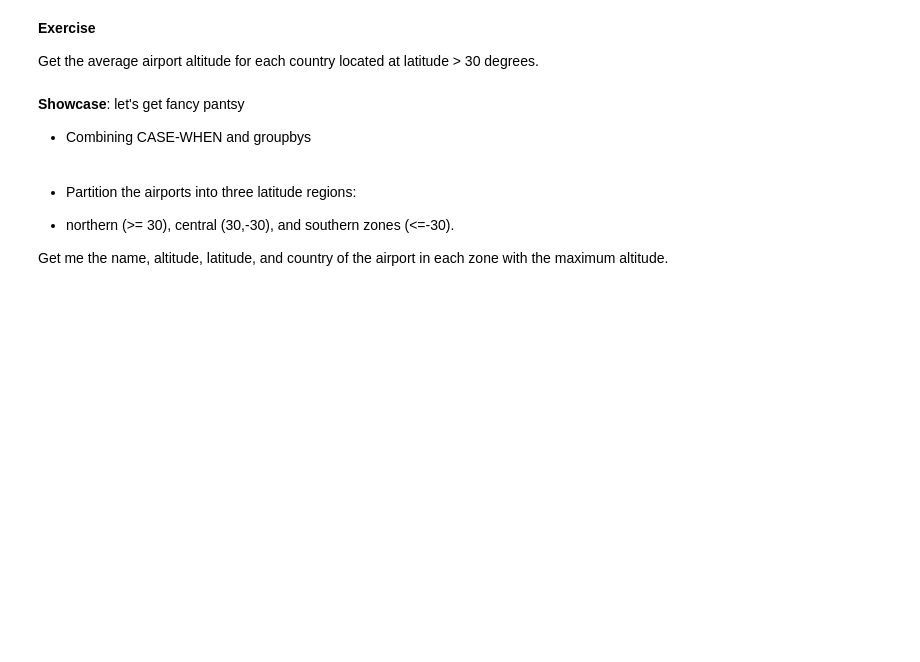
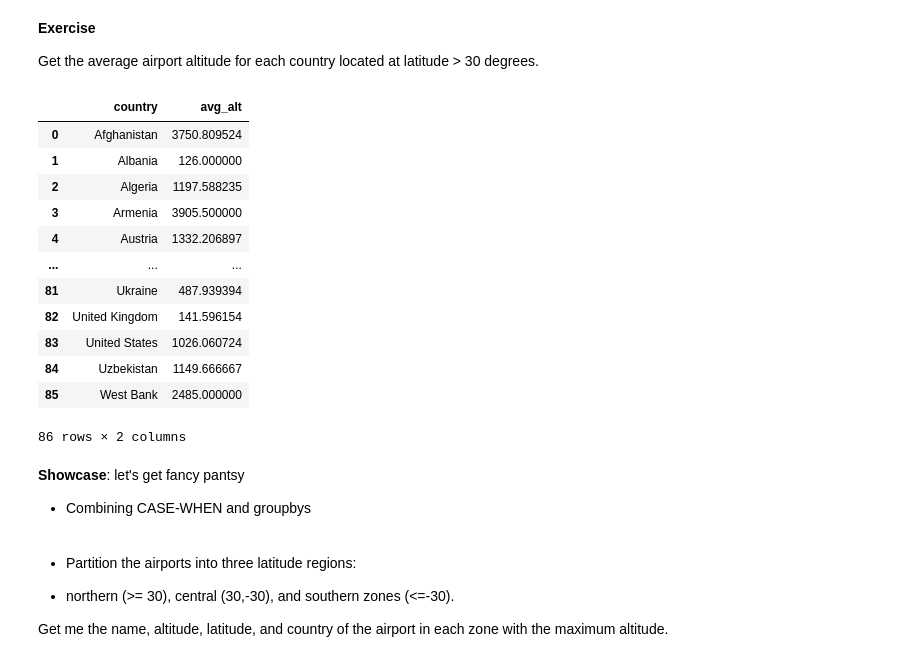
Before and after one commit to admveen/NYC_DS_112023, a Jupyter notebook: Phase2_SQL/Ph1_T6_2SQLGroupbyJoins.ipynb, the cells around one changed output. Saved outputs shown, nothing was run; the diff lists cells and outputs as text; code cells hidden in the pictures; blank space fills up the shorter version.

```diff
--- a/Phase2_SQL/Ph1_T6_2SQLGroupbyJoins.ipynb
+++ b/Phase2_SQL/Ph1_T6_2SQLGroupbyJoins.ipynb
@@ -133,11 +179,29 @@ Get the average airport altitude for each country located at latitude > 30 degre
 # %%
 # Yaaaaaahhhh!
 df_results = pd.read_sql('''
+SELECT country, AVG(CAST(altitude as int)) as avg_alt
+FROM airports
+WHERE CAST(latitude as float) > 30
+GROUP BY country
 
 
 ''', conn)
 
 df_results
+# %% [output]
+|  | country | avg_alt |
+| 0 | Afghanistan | 3750.809524 |
+| 1 | Albania | 126.000000 |
+| 2 | Algeria | 1197.588235 |
+| 3 | Armenia | 3905.500000 |
+| 4 | Austria | 1332.206897 |
+| ... | ... | ... |
+| 81 | Ukraine | 487.939394 |
+| 82 | United Kingdom | 141.596154 |
+| 83 | United States | 1026.060724 |
+| 84 | Uzbekistan | 1149.666667 |
+| 85 | West Bank | 2485.000000 |
+86 rows × 2 columns
 # %% [markdown]
 **Showcase**: let's get fancy pantsy
 
```
Also changed, not shown: parts of 21 cells of this notebook, 21 other files.
